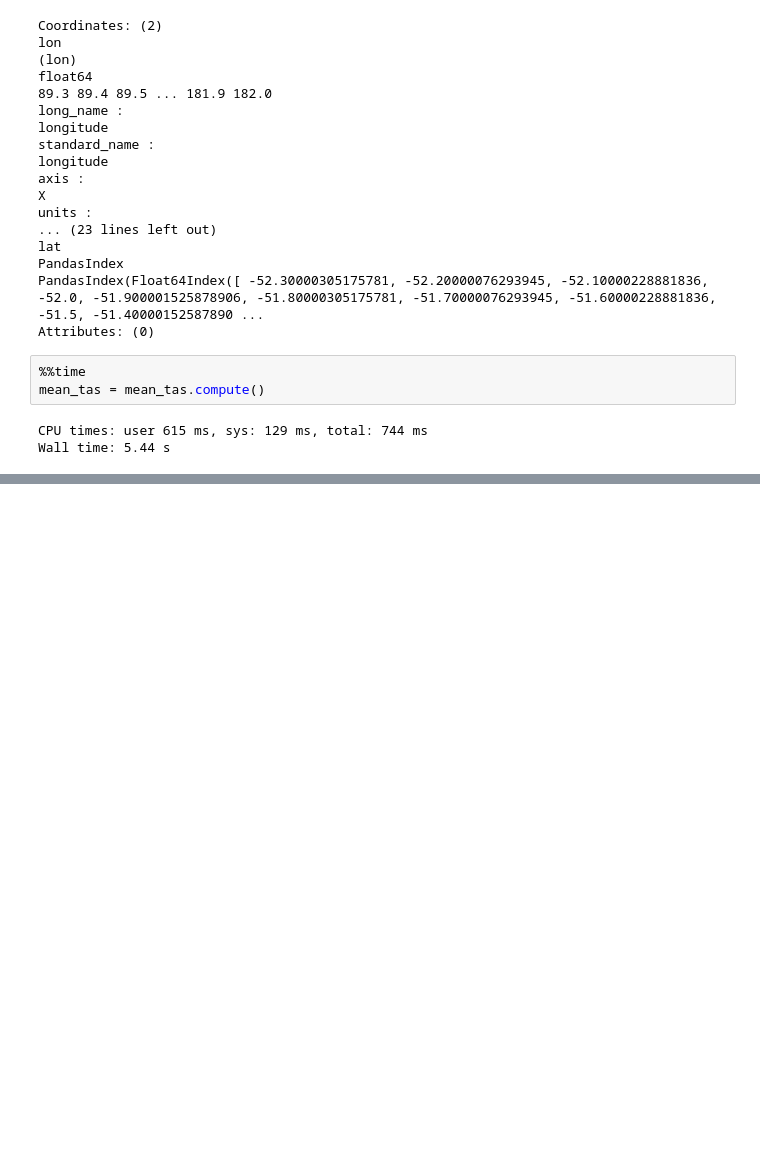
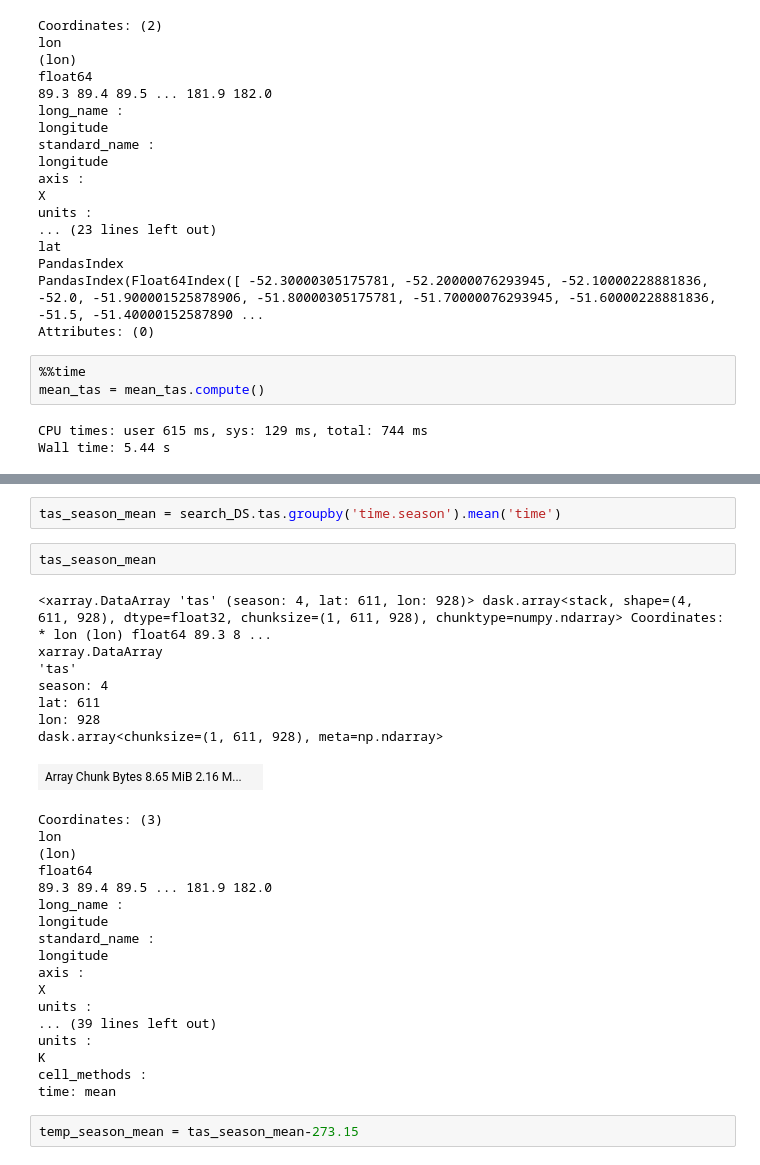
Before and after one commit to AusClimateService/data-catalogue, a Jupyter notebook: notebooks/CCAM-intake-sandbox.ipynb, the cells around one changed output, grey strips where cells are left out. Saved outputs shown, nothing was run; the diff lists cells and outputs as text; blank space fills up the shorter version.

```diff
--- a/notebooks/CCAM-intake-sandbox.ipynb
+++ b/notebooks/CCAM-intake-sandbox.ipynb
@@ -441,0 +447,32 @@ mean_tas.plot()
+# %%
+tas_season_mean = search_DS.tas.groupby('time.season').mean('time')
+# %%
+tas_season_mean
+# %% [output]
+<xarray.DataArray 'tas' (season: 4, lat: 611, lon: 928)> dask.array<stack, shape=(4, 611, 928), dtype=float32, chunksize=(1, 611, 928), chunktype=numpy.ndarray> Coordinates: * lon (lon) float64 89.3 8 ...
+xarray.DataArray
+'tas'
+season: 4
+lat: 611
+lon: 928
+dask.array<chunksize=(1, 611, 928), meta=np.ndarray>
+| Array Chunk Bytes 8.65 MiB 2.16 M... |  |
+Coordinates: (3)
+lon
+(lon)
+float64
+89.3 89.4 89.5 ... 181.9 182.0
+long_name :
+longitude
+standard_name :
+longitude
+axis :
+X
+units :
+... (39 lines left out)
+units :
+K
+cell_methods :
+time: mean
+# %%
+temp_season_mean = tas_season_mean-273.15
```
Also changed, not shown: parts of 6 cells of this notebook.
